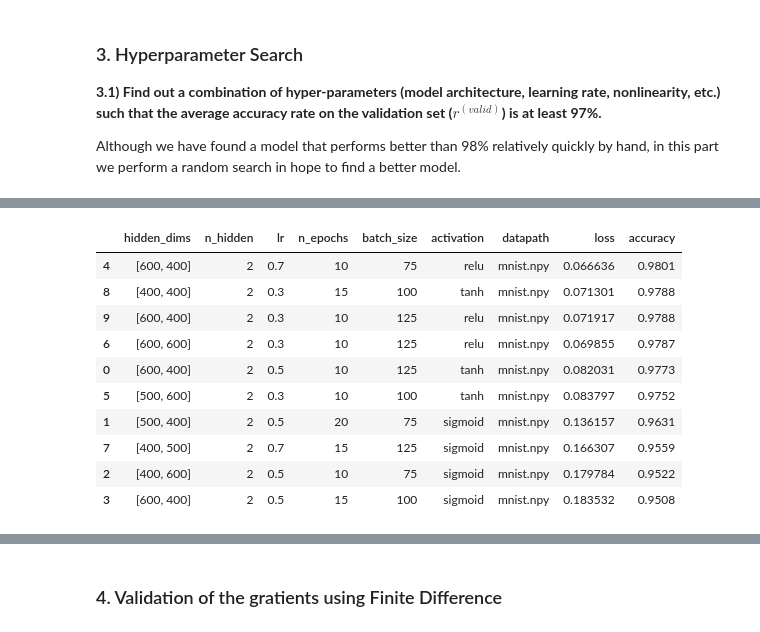
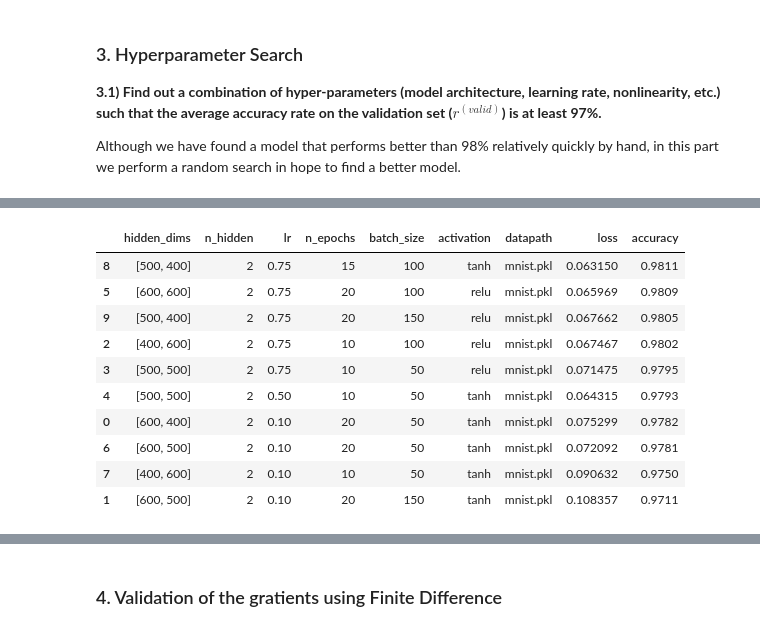
Before and after one commit to ai404/ift6135_assignment1, a Jupyter notebook: assignment1.ipynb, the cells around one changed output, grey strips where cells are left out. Saved outputs shown, nothing was run; the diff lists cells and outputs as text; code cells hidden in the pictures.

```diff
--- a/assignment1.ipynb
+++ b/assignment1.ipynb
@@ -570,6 +575,9 @@ class RandomSearch:
                 selected_params[key]=value
         return selected_params
 # %%
+from collections import defaultdict
+import pandas as pd
+
 grid_params = {
     "hidden_dims":[400,500,600],
     "n_hidden":2,
@@ -585,5 +593,16 @@ rd_search = RandomSearch(
     params = grid_params,
     n_itters = 10
 )
+
 experiments = rd_search.run()
+
+output = defaultdict(list)
+for obs in experiments:
+    for key,val in obs[0].items():
+        output[key].append(val)
+    output["loss"].append(obs[1])
+    output["accuracy"].append(obs[2])
+
+sorted_output= pd.DataFrame(output)
+sorted_output.sort_values(by="accuracy",ascending=False)
 # %% [output]
@@ -607,25 +624,44 @@ Model 10, accuracy 0.97880, loss 0.07192, Best Model: acc 0.98010, loss 0.06664
 # %%
 from collections import defaultdict
+import pandas as pd
+
+grid_params = {
+    "hidden_dims":[400,500,600],
+    "n_hidden":2,
+    "lr":[.5,.75,.1],
+    "n_epochs":[10,15,20],
+    "batch_size":[50,100,150],
+    "activation":["tanh","relu"],
+    "datapath":"mnist.pkl",
+}
+
+rd_search = RandomSearch(
+    model = NN,
+    params = grid_params,
+    n_itters = 10,
+    seed = 42
+)
+
+experiments = rd_search.run()
 
 output = defaultdict(list)
 for obs in experiments:
     for key,val in obs[0].items():
         output[key].append(val)
     output["loss"].append(obs[1])
     output["accuracy"].append(obs[2])
 
-import pandas as pd
 sorted_output= pd.DataFrame(output)
 sorted_output.sort_values(by="accuracy",ascending=False)
 # %% [output]
 |  | hidden_dims | n_hidden | lr | n_epochs | batch_size | activation | datapath | loss | accuracy |
-| 4 | [600, 400] | 2 | 0.7 | 10 | 75 | relu | mnist.npy | 0.066636 | 0.9801 |
-| 8 | [400, 400] | 2 | 0.3 | 15 | 100 | tanh | mnist.npy | 0.071301 | 0.9788 |
-| 9 | [600, 400] | 2 | 0.3 | 10 | 125 | relu | mnist.npy | 0.071917 | 0.9788 |
-| 6 | [600, 600] | 2 | 0.3 | 10 | 125 | relu | mnist.npy | 0.069855 | 0.9787 |
-| 0 | [600, 400] | 2 | 0.5 | 10 | 125 | tanh | mnist.npy | 0.082031 | 0.9773 |
-| 5 | [500, 600] | 2 | 0.3 | 10 | 100 | tanh | mnist.npy | 0.083797 | 0.9752 |
-| 1 | [500, 400] | 2 | 0.5 | 20 | 75 | sigmoid | mnist.npy | 0.136157 | 0.9631 |
-| 7 | [400, 500] | 2 | 0.7 | 15 | 125 | sigmoid | mnist.npy | 0.166307 | 0.9559 |
-| 2 | [400, 600] | 2 | 0.5 | 10 | 75 | sigmoid | mnist.npy | 0.179784 | 0.9522 |
-| 3 | [600, 400] | 2 | 0.5 | 15 | 100 | sigmoid | mnist.npy | 0.183532 | 0.9508 |
+| 8 | [500, 400] | 2 | 0.75 | 15 | 100 | tanh | mnist.pkl | 0.063150 | 0.9811 |
+| 5 | [600, 600] | 2 | 0.75 | 20 | 100 | relu | mnist.pkl | 0.065969 | 0.9809 |
+| 9 | [500, 400] | 2 | 0.75 | 20 | 150 | relu | mnist.pkl | 0.067662 | 0.9805 |
+| 2 | [400, 600] | 2 | 0.75 | 10 | 100 | relu | mnist.pkl | 0.067467 | 0.9802 |
+| 3 | [500, 500] | 2 | 0.75 | 10 | 50 | relu | mnist.pkl | 0.071475 | 0.9795 |
+| 4 | [500, 500] | 2 | 0.50 | 10 | 50 | tanh | mnist.pkl | 0.064315 | 0.9793 |
+| 0 | [600, 400] | 2 | 0.10 | 20 | 50 | tanh | mnist.pkl | 0.075299 | 0.9782 |
+| 6 | [600, 500] | 2 | 0.10 | 20 | 50 | tanh | mnist.pkl | 0.072092 | 0.9781 |
+| 7 | [400, 600] | 2 | 0.10 | 10 | 50 | tanh | mnist.pkl | 0.090632 | 0.9750 |
+| 1 | [600, 500] | 2 | 0.10 | 20 | 150 | tanh | mnist.pkl | 0.108357 | 0.9711 |
```
Also changed, not shown: parts of 6 cells of this notebook.
